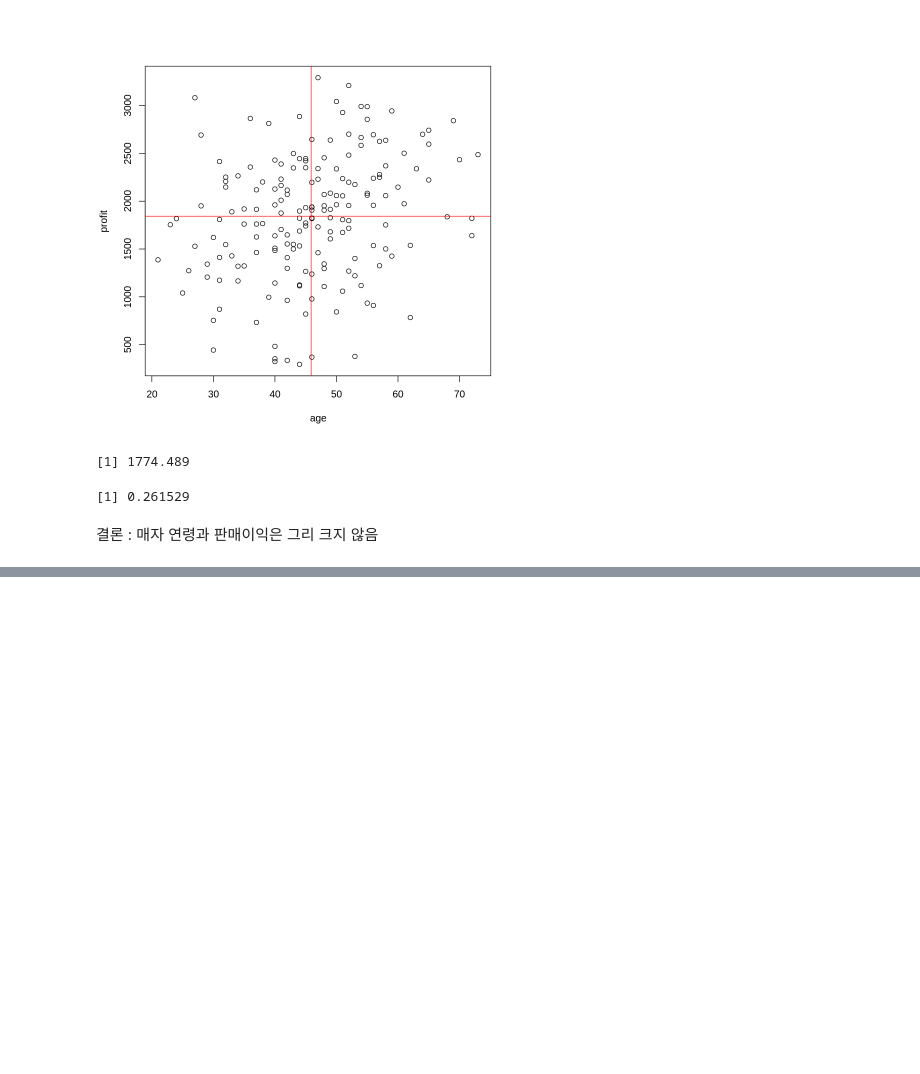
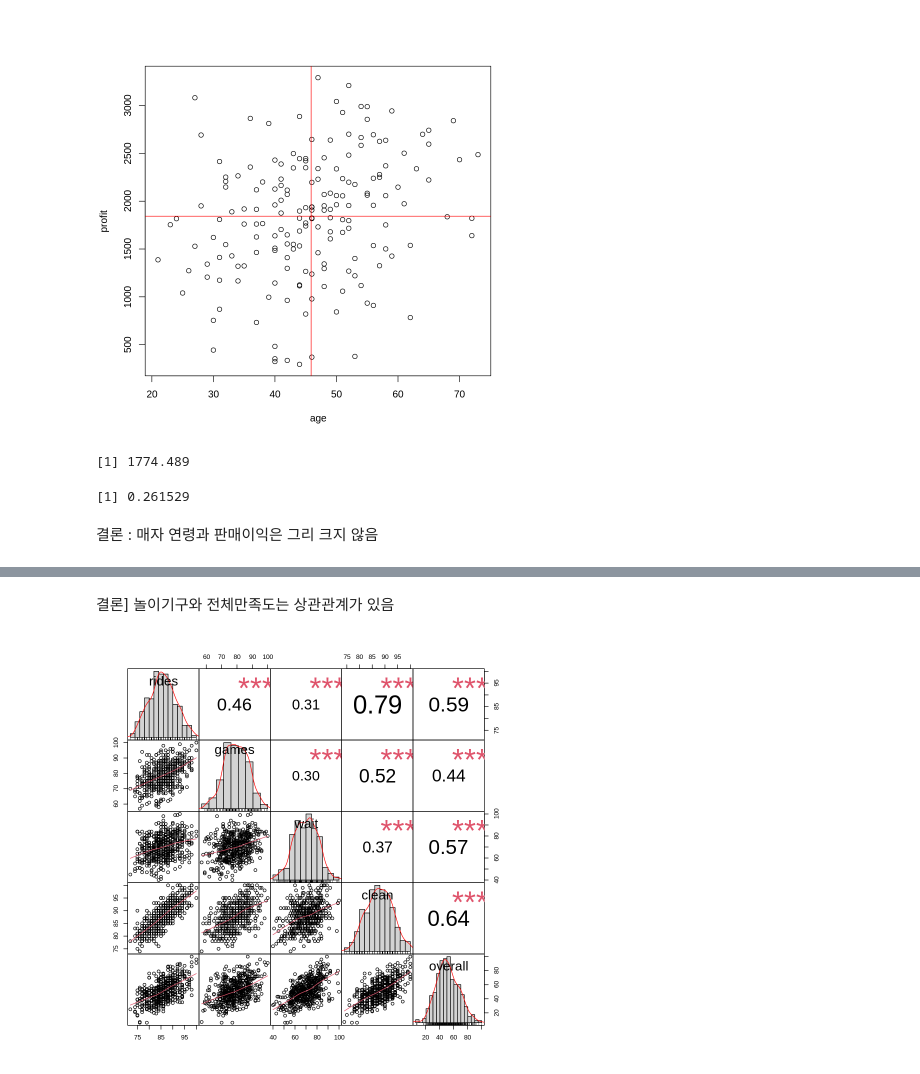
Before and after one commit to gyujin0450/Rstudy, a Jupyter notebook: R14_002.ipynb, the cells around one changed output, grey strips where cells are left out. Saved outputs shown, nothing was run; the diff lists cells and outputs as text; code cells hidden in the pictures; blank space fills up the shorter version.

```diff
--- a/R14_002.ipynb
+++ b/R14_002.ipynb
@@ -130,0 +176,6 @@ cor(age, profit) # 0.3 ~ 0.1 : 약한 양의 상관관계 있음
+# %% [markdown]
+결론] 놀이기구와 전체만족도는 상관관계가 있음
+# %%
+chart.Correlation(parks[,4:8], histogram = T, pch = 9)
+# %% [output]
+[figure, added]
```
Also changed, not shown: parts of 22 cells of this notebook.
